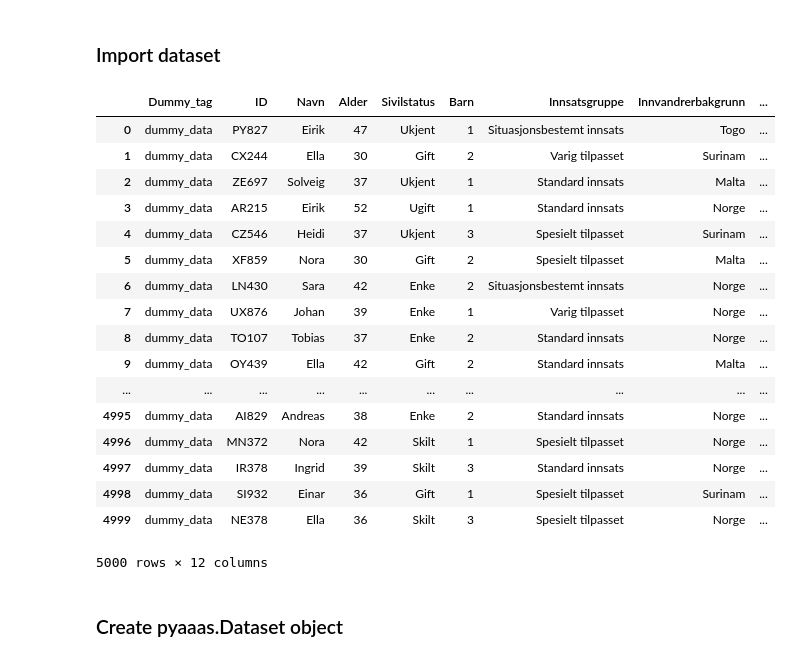
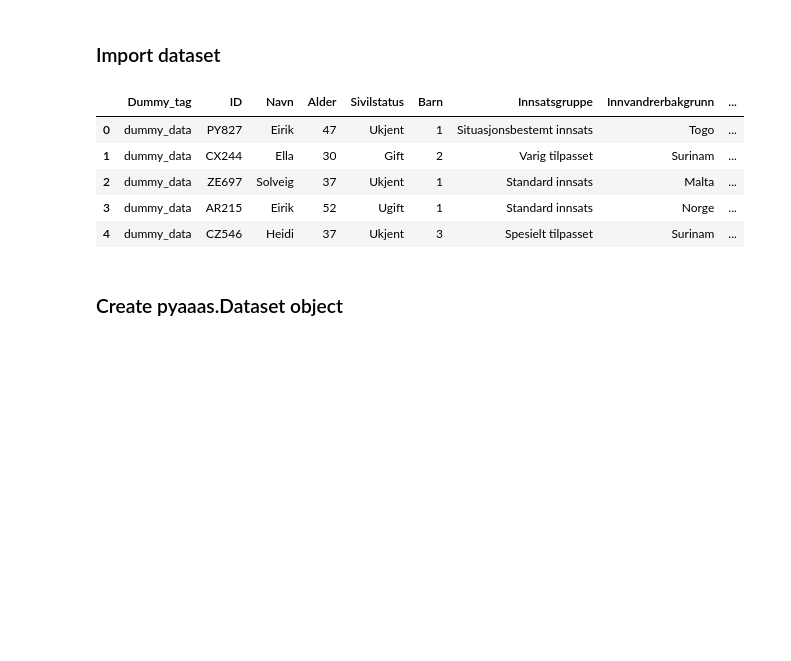
Before and after one commit to oslomet-arx-as-a-service/example-pyaaas-project, a Jupyter notebook: notebooks/difi/dummy-data-example-anonymization-with-k4-notebook-with-new-api_14-Copy1.03.19.ipynb, the cells around one changed output. Drawn from its saved outputs; the diff is of its cells as text; code cells hidden in the pictures; blank space fills up the shorter version.

```diff
--- a/notebooks/difi/dummy-data-example-anonymization-with-k4-notebook-with-new-api_14-Copy1.03.19.ipynb
+++ b/notebooks/difi/dummy-data-example-anonymization-with-k4-notebook-with-new-api_14-Copy1.03.19.ipynb
@@ -17,26 +15,14 @@ aaas = AaaS("http://localhost:8080/") # connecting to online service
 # %%
 data_df = pd.read_csv("../../data/dummy-dataset-260219.csv", sep=";")
 # %%
-data_df
+data_df.head()
 # %% [output]
 |  | Dummy_tag | ID | Navn | Alder | Sivilstatus | Barn | Innsatsgruppe | Innvandrerbakgrunn | ... |
 | 0 | dummy_data | PY827 | Eirik | 47 | Ukjent | 1 | Situasjonsbestemt innsats | Togo | ... |
 | 1 | dummy_data | CX244 | Ella | 30 | Gift | 2 | Varig tilpasset | Surinam | ... |
 | 2 | dummy_data | ZE697 | Solveig | 37 | Ukjent | 1 | Standard innsats | Malta | ... |
 | 3 | dummy_data | AR215 | Eirik | 52 | Ugift | 1 | Standard innsats | Norge | ... |
 | 4 | dummy_data | CZ546 | Heidi | 37 | Ukjent | 3 | Spesielt tilpasset | Surinam | ... |
-| 5 | dummy_data | XF859 | Nora | 30 | Gift | 2 | Spesielt tilpasset | Malta | ... |
-| 6 | dummy_data | LN430 | Sara | 42 | Enke | 2 | Situasjonsbestemt innsats | Norge | ... |
-| 7 | dummy_data | UX876 | Johan | 39 | Enke | 1 | Varig tilpasset | Norge | ... |
-| 8 | dummy_data | TO107 | Tobias | 37 | Enke | 2 | Standard innsats | Norge | ... |
-| 9 | dummy_data | OY439 | Ella | 42 | Gift | 2 | Standard innsats | Malta | ... |
-| ... | ... | ... | ... | ... | ... | ... | ... | ... | ... |
-| 4995 | dummy_data | AI829 | Andreas | 38 | Enke | 2 | Standard innsats | Norge | ... |
-| 4996 | dummy_data | MN372 | Nora | 42 | Skilt | 1 | Spesielt tilpasset | Norge | ... |
-| 4997 | dummy_data | IR378 | Ingrid | 39 | Skilt | 3 | Standard innsats | Norge | ... |
-| 4998 | dummy_data | SI932 | Einar | 36 | Gift | 1 | Spesielt tilpasset | Surinam | ... |
-| 4999 | dummy_data | NE378 | Ella | 36 | Skilt | 3 | Spesielt tilpasset | Norge | ... |
-5000 rows × 12 columns
 # %% [markdown]
 ### Create pyaaas.Dataset object
 # %%
```
Also changed, not shown: parts of 14 cells of this notebook.
